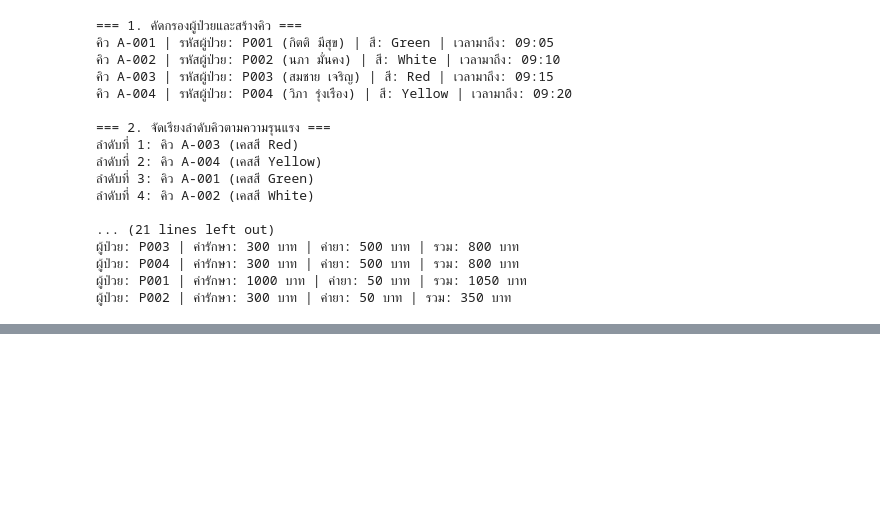
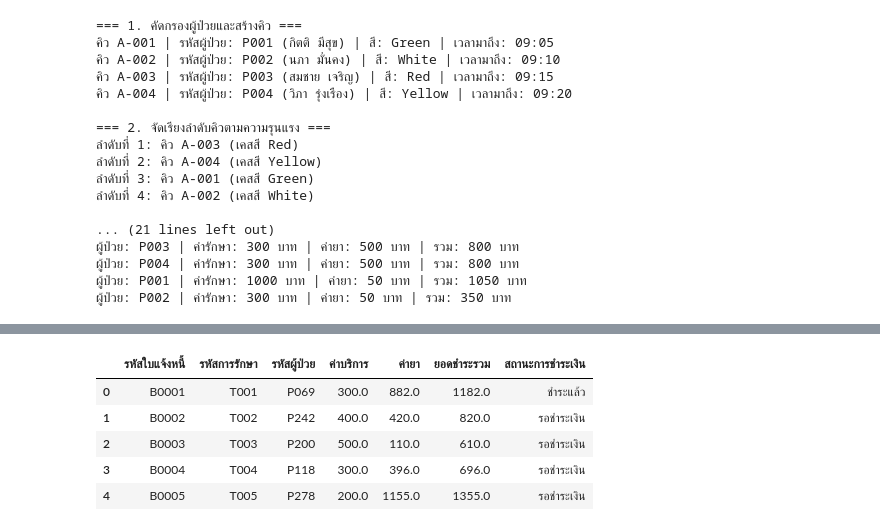
Before and after one commit to Nxpze/essencial-project1, a Jupyter notebook: Clinic_Python.ipynb, the cells around one changed output, grey strips where cells are left out. Cells and saved outputs as stored; diff of their text form; code cells hidden in the pictures; blank space fills up the shorter version.

```diff
--- a/Clinic_Python.ipynb
+++ b/Clinic_Python.ipynb
@@ -305,0 +654,24 @@ for i, rec in enumerate(completed_records, 1):
+# %%
+records = [
+    {
+        "รหัสใบแจ้งหนี้": b.bill_id,
+        "รหัสการรักษา": b.record_id,
+        "รหัสผู้ป่วย": b.patient_id,
+        "ค่าบริการ": b.treatment_fee,
+        "ค่ายา": b.medication_fee,
+        "ยอดชำระรวม": b.total_payment,
+        "สถานะการชำระเงิน": b.status
+    }
+    for b in bills_list
+]
+
+
+df_bills = pd.DataFrame(records)
+df_bills.head()
+# %% [output]
+|  | รหัสใบแจ้งหนี้ | รหัสการรักษา | รหัสผู้ป่วย | ค่าบริการ | ค่ายา | ยอดชำระรวม | สถานะการชำระเงิน |
+| 0 | B0001 | T001 | P069 | 300.0 | 882.0 | 1182.0 | ชำระแล้ว |
+| 1 | B0002 | T002 | P242 | 400.0 | 420.0 | 820.0 | รอชำระเงิน |
+| 2 | B0003 | T003 | P200 | 500.0 | 110.0 | 610.0 | รอชำระเงิน |
+| 3 | B0004 | T004 | P118 | 300.0 | 396.0 | 696.0 | รอชำระเงิน |
+| 4 | B0005 | T005 | P278 | 200.0 | 1155.0 | 1355.0 | รอชำระเงิน |
```
Also changed, not shown: parts of 20 cells of this notebook.
